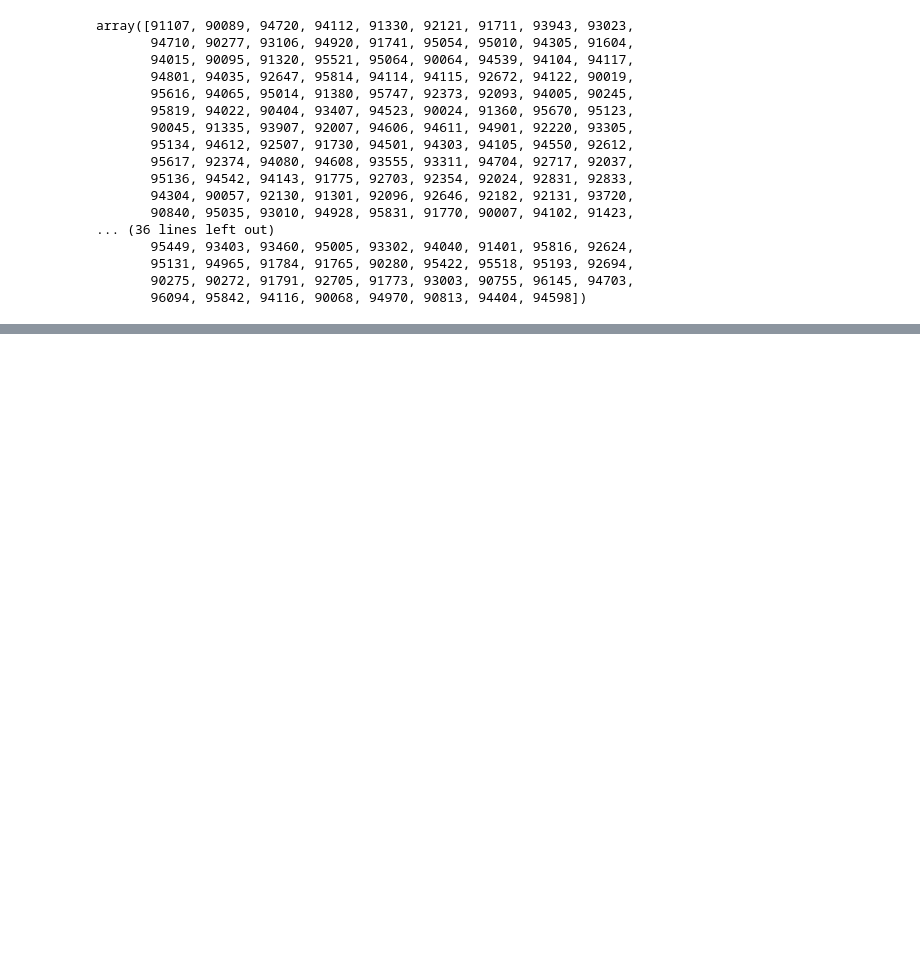
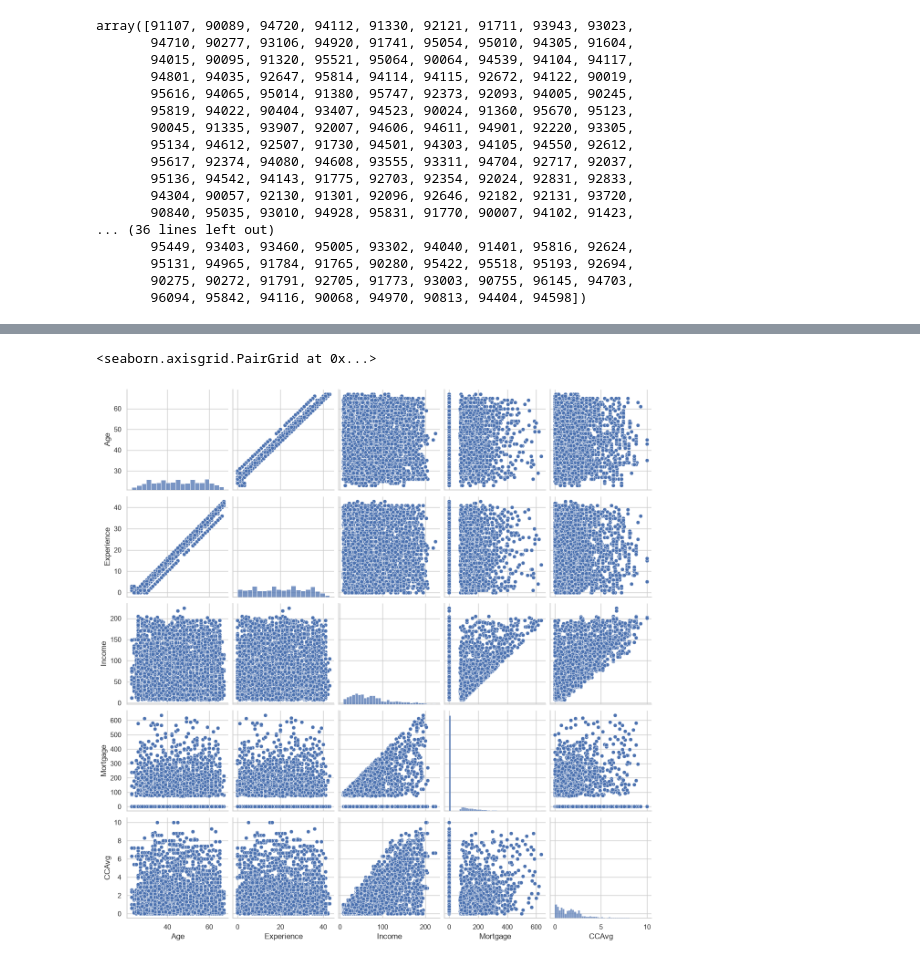
Before and after one commit to yajvashee/EDA, a Jupyter notebook: assessment/customer_beahviour_model_for_loan_targeting.ipynb, the cells around one changed output, grey strips where cells are left out. Saved outputs shown, nothing was run; the diff lists cells and outputs as text; code cells hidden in the pictures; blank space fills up the shorter version.

```diff
--- a/assessment/customer_beahviour_model_for_loan_targeting.ipynb
+++ b/assessment/customer_beahviour_model_for_loan_targeting.ipynb
@@ -285,0 +286,6 @@ array([91107, 90089, 94720, 94112, 91330, 92121, 91711, 93943, 93023,
+# %%
+continous_columns = ['Age','Experience','Income','Mortgage','CCAvg']
+sns.pairplot(df[continous_columns])
+# %% [output]
+<seaborn.axisgrid.PairGrid at 0x...>
+[figure, added]
```
Also changed, not shown: parts of 2 cells of this notebook.
